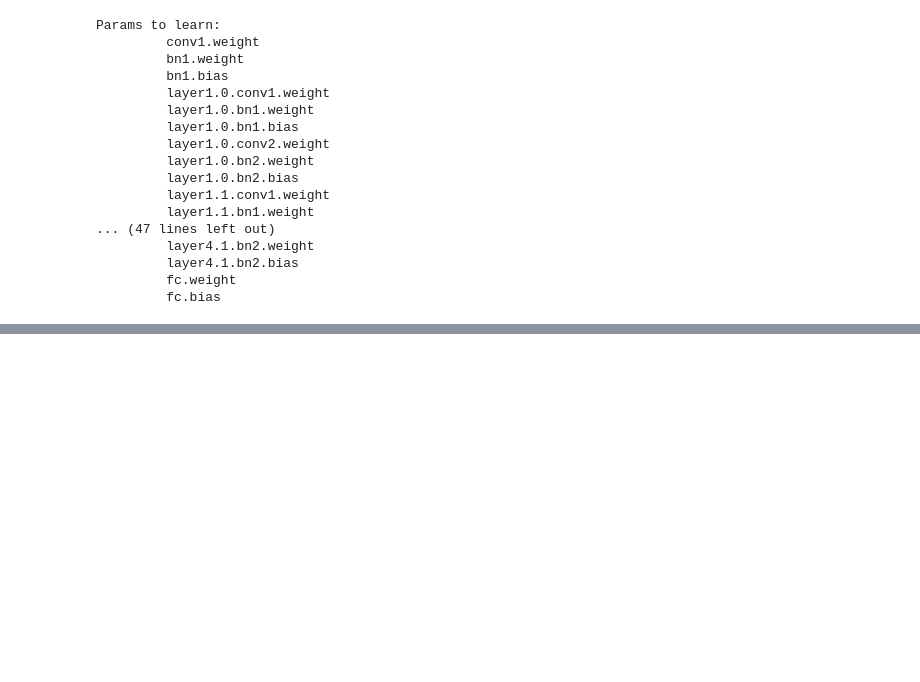
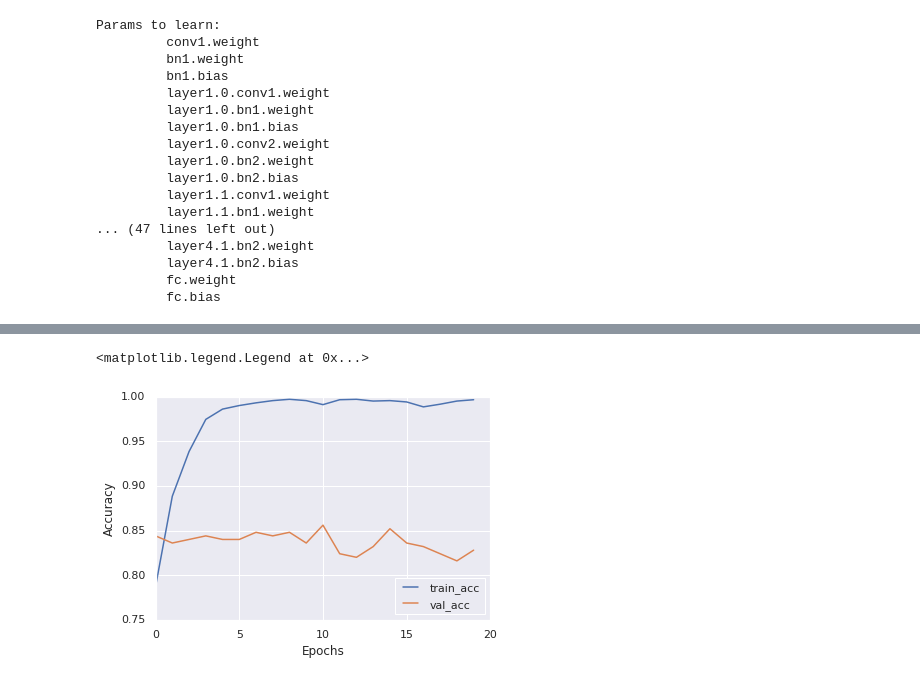
Before and after one commit to CMVSR/cuticulus, a Jupyter notebook: notebook.ipynb, the cells around one changed output, grey strips where cells are left out. Cells and saved outputs as stored; diff of their text form; code cells hidden in the pictures; blank space fills up the shorter version.

Commit message:
split test

```diff
--- a/notebook.ipynb
+++ b/notebook.ipynb
@@ -7,6 +7,13 @@ import numpy as np
 from sklearn.model_selection import train_test_split
 
 from cuticulus.datasets import RoughSmoothFull
+# %%
+import matplotlib.pyplot as plt
+plt.style.use('classic')
+%matplotlib inline
+
+import seaborn as sns
+sns.set()
 # %%
 class TorchDS(torch.utils.data.Dataset):
     """Torch dataset class for ant image dataset."""
@@ -135,13 +152,26 @@ images, labels = ds.images, ds.labels
 # torch expects images to be in format (batch, channels, height, width)
 images = images.transpose(0, 3, 1, 2)
 print(images.shape, labels.shape)
-print(images.dtype, labels.dtype)
 
 # convert to float
 images = images.astype(np.float32)
+print(images.dtype, labels.dtype)
 
-# split into train and validation
-train_images, val_images, train_labels, val_labels = \
-    train_test_split(images, labels, test_size=0.2, random_state=42)
+# split into train, test, and validation
+val_size = 0.1
+test_size = 0.1 / (1 - val_size)
+
+train_images, val_images, train_labels, val_labels = train_test_split(
+    images,
+    labels,
+    test_size=val_size,
+    random_state=42,
+)
+train_images, test_images, train_labels, test_labels = train_test_split(
+    train_images,
+    train_labels,
+    test_size=test_size,
+    random_state=42,
+)
 # %% [output]
 (2499, 3, 256, 256) (2499,)
@@ -245,0 +276,6 @@ Best val Acc: 0.876000
+# %%
+train_acc = [hist['train_acc'][i].cpu().numpy() for i in range(len(hist['train_acc']))]
+train_loss = hist['train_loss']
+
+val_acc = [hist['val_acc'][i].cpu().numpy() for i in range(len(hist['val_acc']))]
+val_loss = hist['val_loss']
@@ -245,0 +305,9 @@ Best val Acc: 0.876000
+# %%
+plt.plot(train_acc, label='train_acc')
+plt.plot(val_acc, label='val_acc')
+plt.xlabel('Epochs')
+plt.ylabel('Accuracy')
+plt.legend(loc='lower right')
+# %% [output]
+<matplotlib.legend.Legend at 0x...>
+[figure, added]
```
Also changed, not shown: parts of 6 cells of this notebook.
